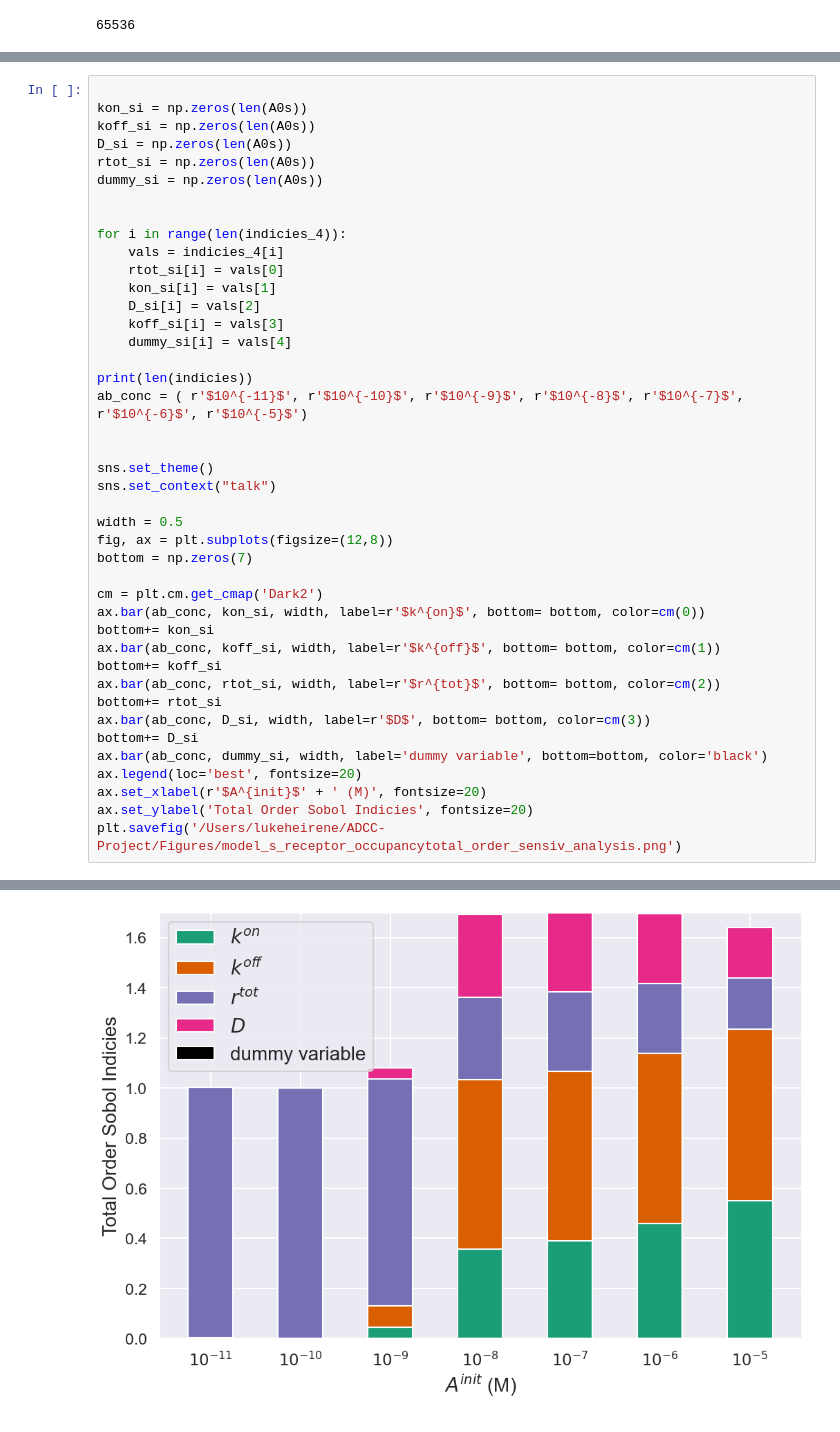
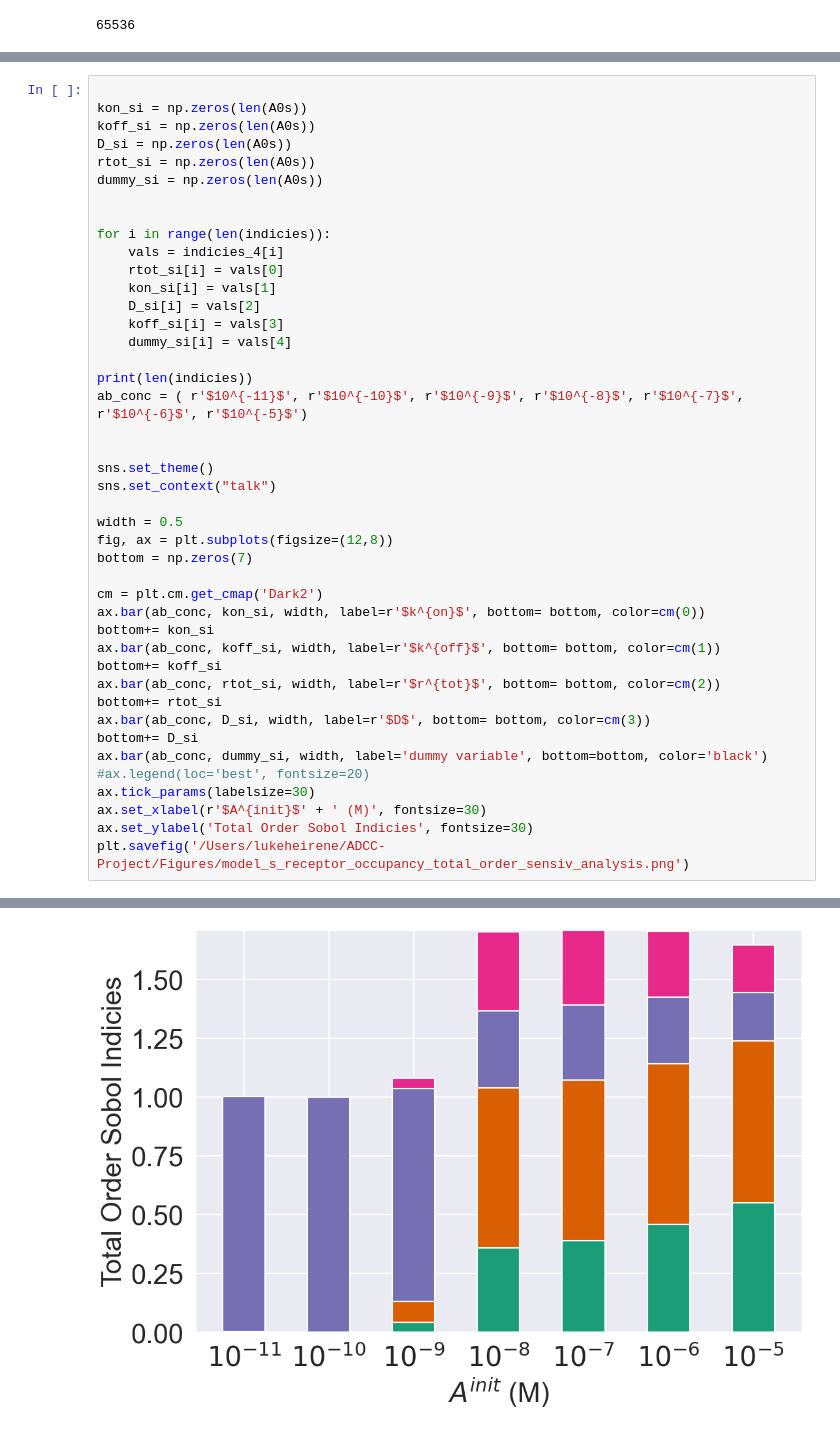
Before and after one commit to lukedtc/ADCC-Project, a Jupyter notebook: Corrected_model/model_s_single_cell_sensiv_analysis.ipynb, the cells around one changed output, grey strips where cells are left out. Drawn from its saved outputs; the diff is of its cells as text.

Commit message:
update figures

```diff
--- a/Corrected_model/model_s_single_cell_sensiv_analysis.ipynb
+++ b/Corrected_model/model_s_single_cell_sensiv_analysis.ipynb
@@ -232,42 +232,43 @@ rtot_si = np.zeros(len(A0s))
 dummy_si = np.zeros(len(A0s))
 
 
-for i in range(len(indicies_4)):
+for i in range(len(indicies)):
     vals = indicies_4[i]
     rtot_si[i] = vals[0]
     kon_si[i] = vals[1]
     D_si[i] = vals[2]
     koff_si[i] = vals[3]
     dummy_si[i] = vals[4]
 
 print(len(indicies))
 ab_conc = ( r'$10^{-11}$', r'$10^{-10}$', r'$10^{-9}$', r'$10^{-8}$', r'$10^{-7}$', r'$10^{-6}$', r'$10^{-5}$')
 
 
 sns.set_theme()
 sns.set_context("talk")
 
 width = 0.5
 fig, ax = plt.subplots(figsize=(12,8))
 bottom = np.zeros(7)
 
 cm = plt.cm.get_cmap('Dark2')
 ax.bar(ab_conc, kon_si, width, label=r'$k^{on}$', bottom= bottom, color=cm(0))
 bottom+= kon_si
 ax.bar(ab_conc, koff_si, width, label=r'$k^{off}$', bottom= bottom, color=cm(1))
 bottom+= koff_si
 ax.bar(ab_conc, rtot_si, width, label=r'$r^{tot}$', bottom= bottom, color=cm(2))
 bottom+= rtot_si
 ax.bar(ab_conc, D_si, width, label=r'$D$', bottom= bottom, color=cm(3))
 bottom+= D_si
 ax.bar(ab_conc, dummy_si, width, label='dummy variable', bottom=bottom, color='black')
-ax.legend(loc='best', fontsize=20)
-ax.set_xlabel(r'$A^{init}$' + ' (M)', fontsize=20)
-ax.set_ylabel('Total Order Sobol Indicies', fontsize=20)
-plt.savefig('/Users/lukeheirene/ADCC-Project/Figures/model_s_receptor_occupancytotal_order_sensiv_analysis.png')
+#ax.legend(loc='best', fontsize=20)
+ax.tick_params(labelsize=30)
+ax.set_xlabel(r'$A^{init}$' + ' (M)', fontsize=30)
+ax.set_ylabel('Total Order Sobol Indicies', fontsize=30)
+plt.savefig('/Users/lukeheirene/ADCC-Project/Figures/model_s_receptor_occupancy_total_order_sensiv_analysis.png')
 # %% [output]
 7
-[figure, old version]
+[figure, new version]
 # %%
 
 kon_si = np.zeros(len(A0s))
```
Also changed, not shown: parts of 2 cells of this notebook, 6 other files.
